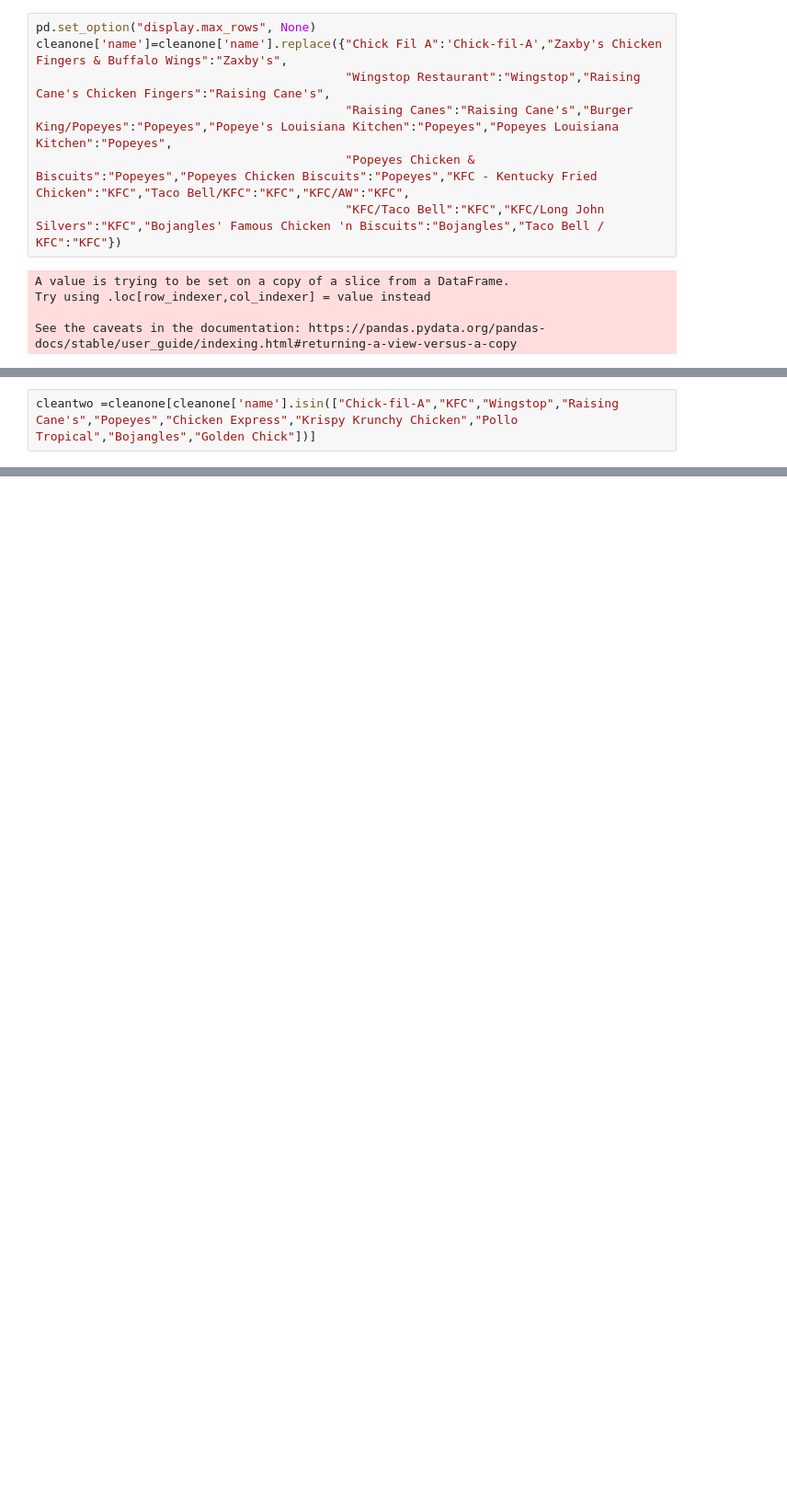
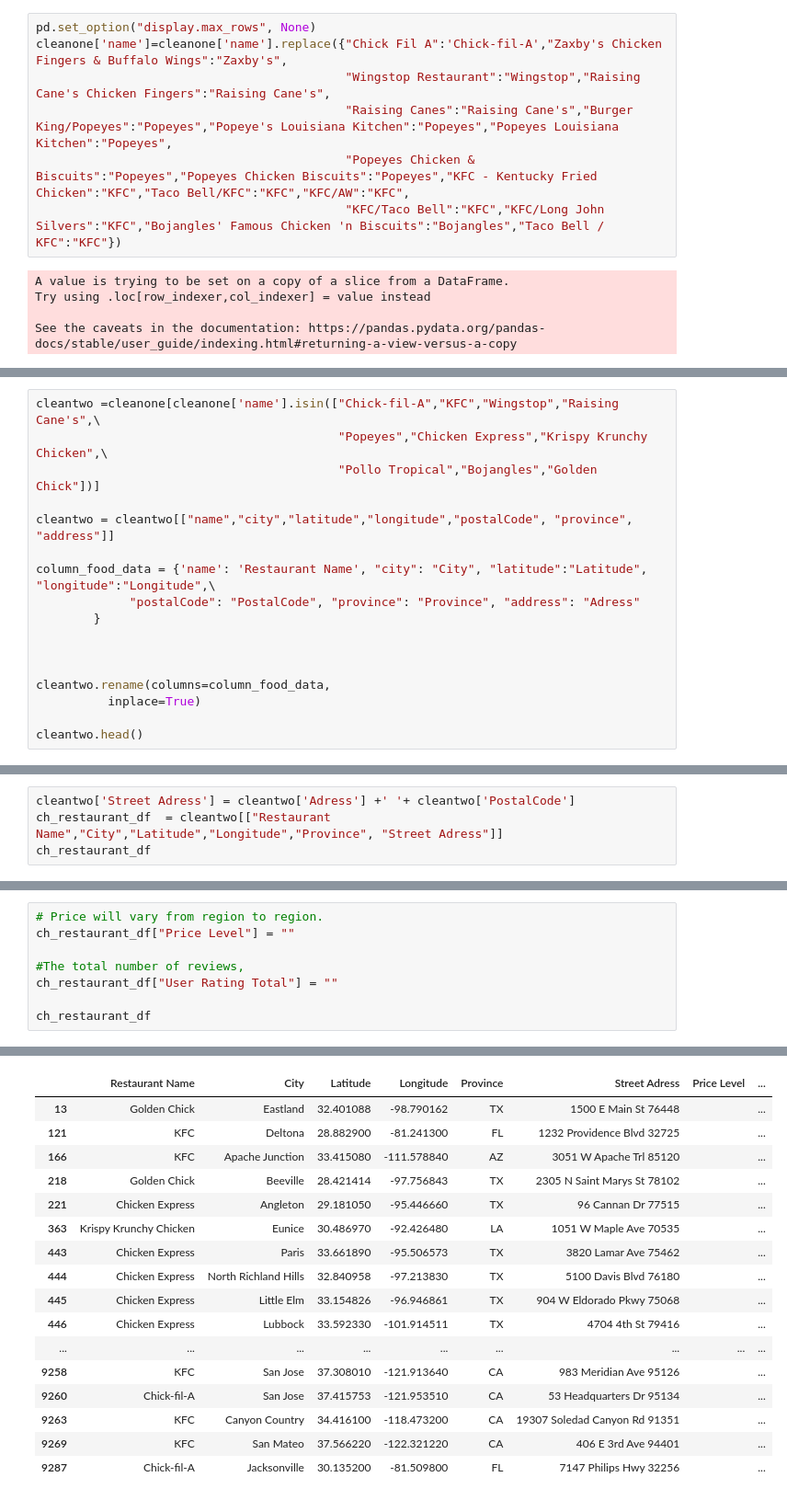
Before and after one commit to msgibson623/Fast-Food-Restaurants-Across-US, a Jupyter notebook: Project 1 question-HF.ipynb, the cells around one changed output, grey strips where cells are left out. Shown at 92% size. Saved outputs shown, nothing was run; the diff lists cells and outputs as text; blank space fills up the shorter version.

```diff
--- a/Project 1 question-HF.ipynb
+++ b/Project 1 question-HF.ipynb
@@ -49,3 +74,18 @@ My Daddy's Pizza & Grille                             1
 Name: name, dtype: int64
 # %%
-cleantwo =cleanone[cleanone['name'].isin(["Chick-fil-A","KFC","Wingstop","Raising Cane's","Popeyes","Chicken Express","Krispy Krunchy Chicken","Pollo Tropical","Bojangles","Golden Chick"])]
+cleantwo =cleanone[cleanone['name'].isin(["Chick-fil-A","KFC","Wingstop","Raising Cane's",\
+                                          "Popeyes","Chicken Express","Krispy Krunchy Chicken",\
+                                          "Pollo Tropical","Bojangles","Golden Chick"])]
+
+cleantwo = cleantwo[["name","city","latitude","longitude","postalCode", "province", "address"]]
+
+column_food_data = {'name': 'Restaurant Name', "city": "City", "latitude":"Latitude", "longitude":"Longitude",\
+             "postalCode": "PostalCode", "province": "Province", "address": "Adress"
+        }
+
+
+
+cleantwo.rename(columns=column_food_data,
+          inplace=True)
+
+cleantwo.head()
@@ -51,0 +99,4 @@ cleantwo =cleanone[cleanone['name'].isin(["Chick-fil-A","KFC","Wingstop","Raisin
+# %%
+cleantwo['Street Adress'] = cleantwo['Adress'] +' '+ cleantwo['PostalCode']
+ch_restaurant_df  = cleantwo[["Restaurant Name","City","Latitude","Longitude","Province", "Street Adress"]]
+ch_restaurant_df
@@ -95,0 +127,9 @@ cleantwo.to_csv('Cleaned_Chicken.csv')
+# %%
+# Price will vary from region to region.
+ch_restaurant_df["Price Level"] = ""
+
+#The total number of reviews,
+ch_restaurant_df["User Rating Total"] = ""
+
+ch_restaurant_df
+# %% [output]
@@ -95,0 +140,17 @@ cleantwo.to_csv('Cleaned_Chicken.csv')
+|  | Restaurant Name | City | Latitude | Longitude | Province | Street Adress | Price Level | ... |
+| 13 | Golden Chick | Eastland | 32.401088 | -98.790162 | TX | 1500 E Main St 76448 |  | ... |
+| 121 | KFC | Deltona | 28.882900 | -81.241300 | FL | 1232 Providence Blvd 32725 |  | ... |
+| 166 | KFC | Apache Junction | 33.415080 | -111.578840 | AZ | 3051 W Apache Trl 85120 |  | ... |
+| 218 | Golden Chick | Beeville | 28.421414 | -97.756843 | TX | 2305 N Saint Marys St 78102 |  | ... |
+| 221 | Chicken Express | Angleton | 29.181050 | -95.446660 | TX | 96 Cannan Dr 77515 |  | ... |
+| 363 | Krispy Krunchy Chicken | Eunice | 30.486970 | -92.426480 | LA | 1051 W Maple Ave 70535 |  | ... |
+| 443 | Chicken Express | Paris | 33.661890 | -95.506573 | TX | 3820 Lamar Ave 75462 |  | ... |
+| 444 | Chicken Express | North Richland Hills | 32.840958 | -97.213830 | TX | 5100 Davis Blvd 76180 |  | ... |
+| 445 | Chicken Express | Little Elm | 33.154826 | -96.946861 | TX | 904 W Eldorado Pkwy 75068 |  | ... |
+| 446 | Chicken Express | Lubbock | 33.592330 | -101.914511 | TX | 4704 4th St 79416 |  | ... |
+| ... | ... | ... | ... | ... | ... | ... | ... | ... |
+| 9258 | KFC | San Jose | 37.308010 | -121.913640 | CA | 983 Meridian Ave 95126 |  | ... |
+| 9260 | Chick-fil-A | San Jose | 37.415753 | -121.953510 | CA | 53 Headquarters Dr 95134 |  | ... |
+| 9263 | KFC | Canyon Country | 34.416100 | -118.473200 | CA | 19307 Soledad Canyon Rd 91351 |  | ... |
+| 9269 | KFC | San Mateo | 37.566220 | -122.321220 | CA | 406 E 3rd Ave 94401 |  | ... |
+| 9287 | Chick-fil-A | Jacksonville | 30.135200 | -81.509800 | FL | 7147 Philips Hwy 32256 |  | ... |
```
Also changed, not shown: parts of 13 cells of this notebook, 1 other file.
